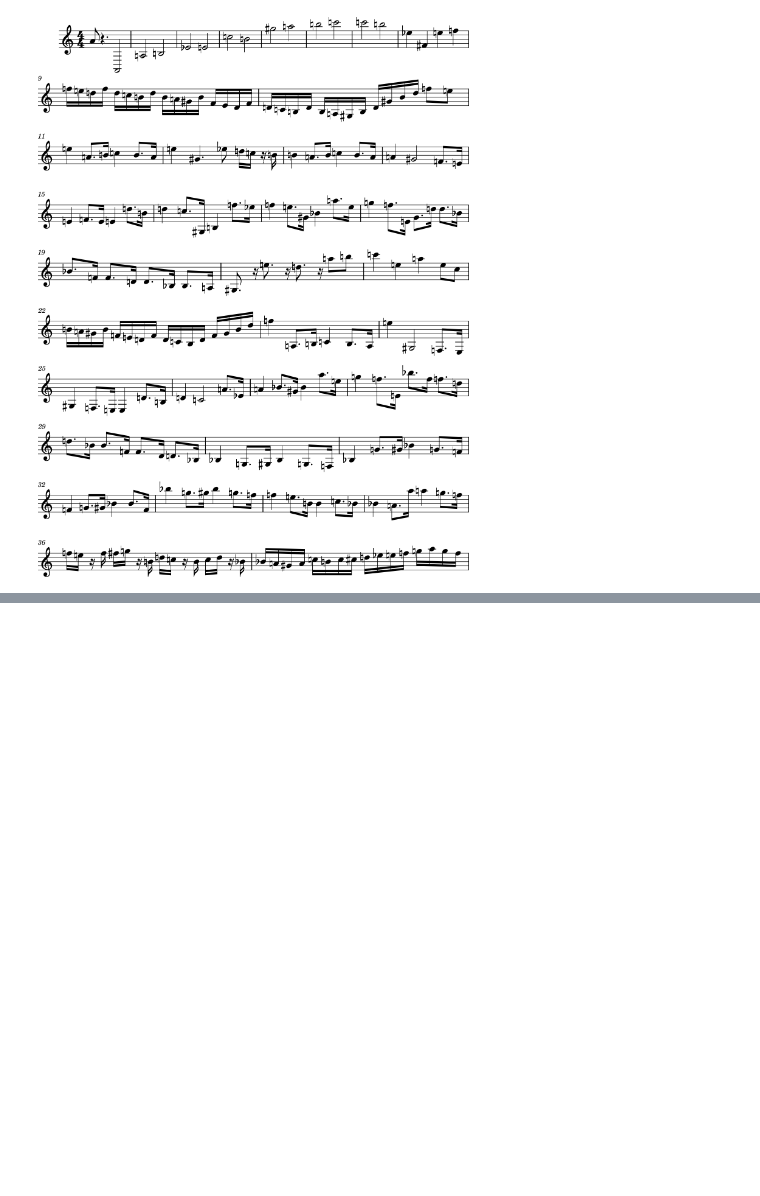
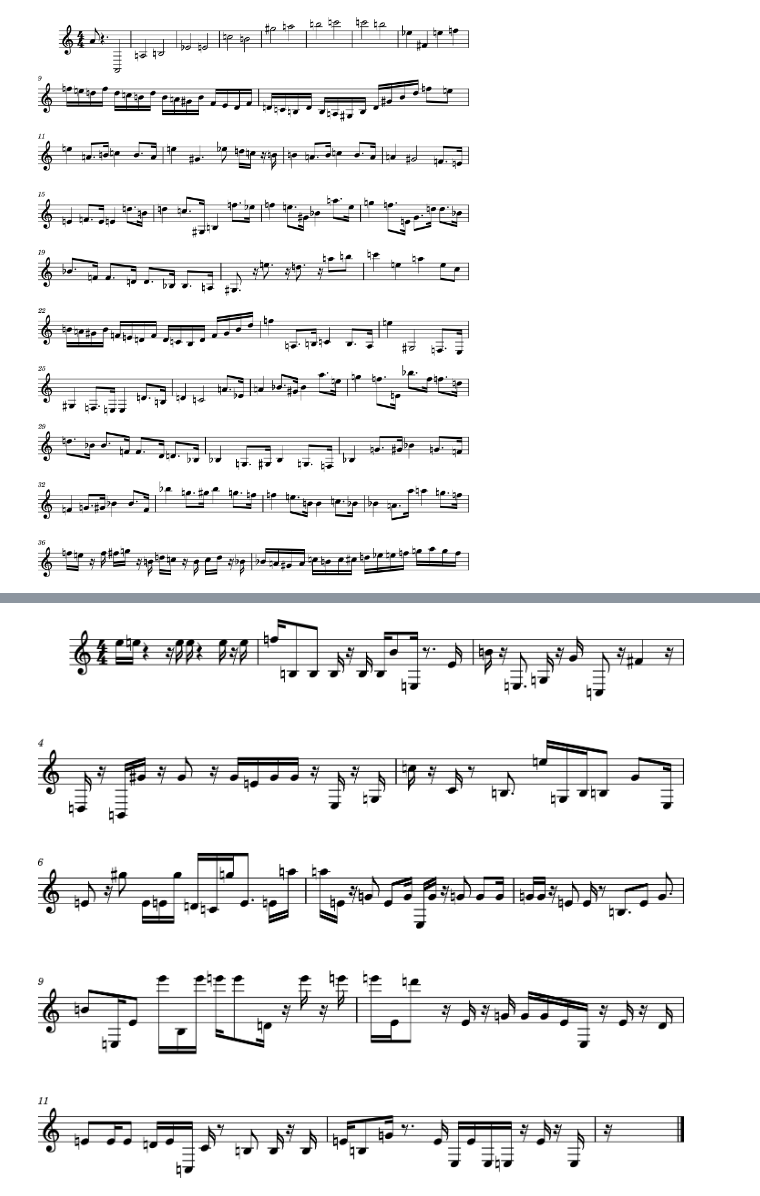
Before and after one commit to nuyhc/DeudGoTTaGo, a Jupyter notebook: musicnet_melody_rnn.ipynb, the cells around one changed output, grey strips where cells are left out. Cells and saved outputs as stored; diff of their text form; code cells hidden in the pictures; blank space fills up the shorter version.

Commit message:
melody_plot

```diff
--- a/musicnet_melody_rnn.ipynb
+++ b/musicnet_melody_rnn.ipynb
@@ -177,3 +180,5 @@ Deprecated in NumPy 1.20; for more details and guidance: https://numpy.org/devdo
   np_stream_list = np.array(stream_list, dtype=np.int)
 [ 69 129 128 ... 129 129 129]
 [figure]
+# %%
+temp = converter.parse("./Torn_Jeans_Long_1_1.mid")
@@ -179,0 +189,2 @@ Deprecated in NumPy 1.20; for more details and guidance: https://numpy.org/devdo
+# %%
+temp_rnn = streamToNoteArray(temp)
@@ -179,0 +214,4 @@ Deprecated in NumPy 1.20; for more details and guidance: https://numpy.org/devdo
+# %%
+noteArrayToStream(temp_rnn).show()
+# %% [output]
+[figure, added]
```
Also changed, not shown: parts of 17 cells of this notebook.
